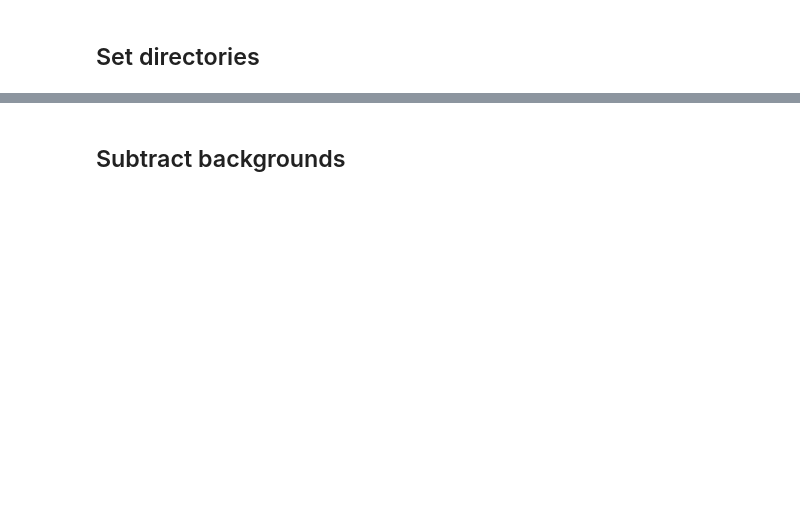
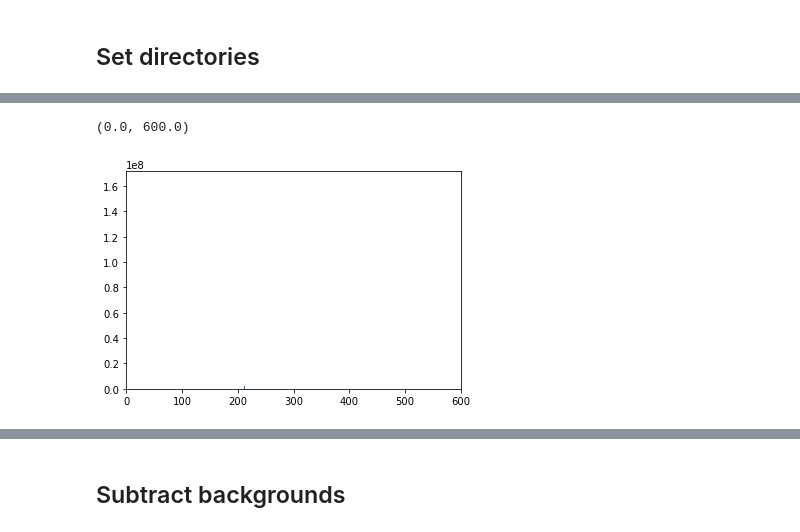
Before and after one commit to PNNL-Projects/soil1.3_biofilm, a Jupyter notebook: RawImageProcessing.ipynb, the cells around one changed output, grey strips where cells are left out. Saved outputs shown, nothing was run; the diff lists cells and outputs as text; code cells hidden in the pictures; blank space fills up the shorter version.

```diff
--- a/RawImageProcessing.ipynb
+++ b/RawImageProcessing.ipynb
@@ -189,0 +276,6 @@ maksed_dir = "/Users/feng626/workspace/data/SoilSFA/spatial_interactions/sSFA_so
+# %%
+plt.hist(imgzns[1].flatten(),bins=10000)
+plt.xlim([0,600])
+# %% [output]
+(0.0, 600.0)
+[figure, added]
```
Also changed, not shown: parts of 45 cells of this notebook.
